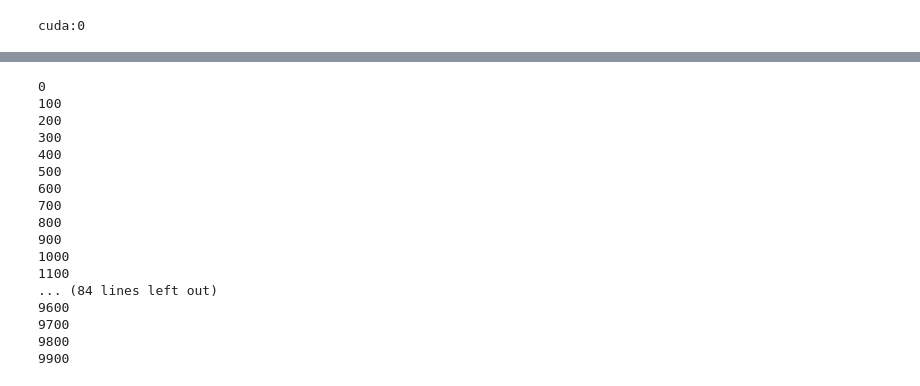
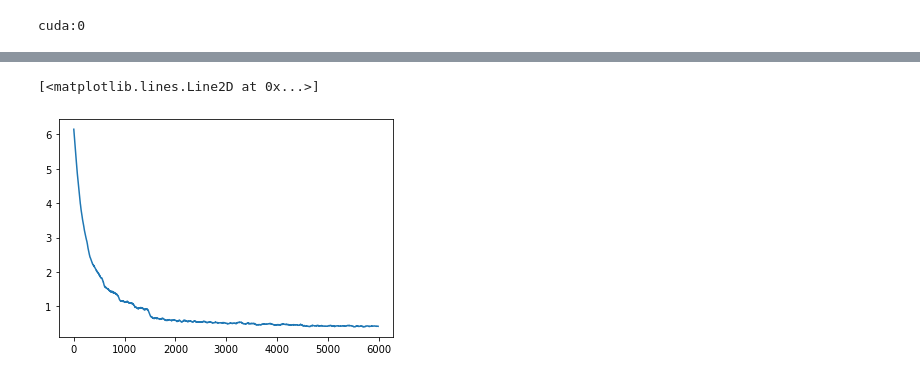
Before and after one commit to sailedeer/FowlOdor, a Jupyter notebook: FowlOdor - resnet.ipynb, the cells around one changed output, grey strips where cells are left out. Saved outputs shown, nothing was run; the diff lists cells and outputs as text; code cells hidden in the pictures.

```diff
--- a/FowlOdor - resnet.ipynb
+++ b/FowlOdor - resnet.ipynb
@@ -169,10 +156,10 @@ def accuracy(net, dataloader):
 def smooth(x, size):
   return np.convolve(x, np.ones(size)/size, mode='valid')
 # %%
-model = torch.hub.load('pytorch/vision:v0.6.0', 'resnet18', pretrained=True)
-losses = train(model, data['train'], epochs=2, schedule={0:.01}, checkpoint_path=checkpoints)
-print("Training accuracy: %f" % accuracy(model, data['train']))
-plt.plot(smooth(losses, 50))
+resnet = torch.hub.load('pytorch/vision:v0.6.0', 'resnet18', pretrained=True)
+resnet.fc = nn.Linear(512, 555)
+resnet_losses = train(resnet, bird_data['train'], epochs=20, schedule={0:.01, 5:.001, 15:.0001}, checkpoint_path=checkpoints)
+print("Training accuracy: %f" % accuracy(resnet, bird_data['train']))
 # %% [output]
 Using cache found in /root/.cache/torch/hub/pytorch_vision_v0.6.0
 Learning rate: 0.010000
@@ -219,3 +183,8 @@ Learning rate: 0.010000
+# %%
+plt.plot(smooth(resnet_losses, 50))
+# %% [output]
+[<matplotlib.lines.Line2D at 0x...>]
+[figure, added]
 # %%
 def predict(net, dataloader, ofname):
     out = open(ofname, 'w')
@@ -237,20 +207,0 @@ def predict(net, dataloader, ofname):
-# %%
-predict(model, data['test'], checkpoints + "preds.csv")
-# %% [output]
-0
-100
-200
-300
-400
-500
-600
-700
-800
-900
-1000
-1100
-... (84 lines left out)
-9600
-9700
-9800
-9900
```
Also changed, not shown: parts of 9 cells of this notebook.
